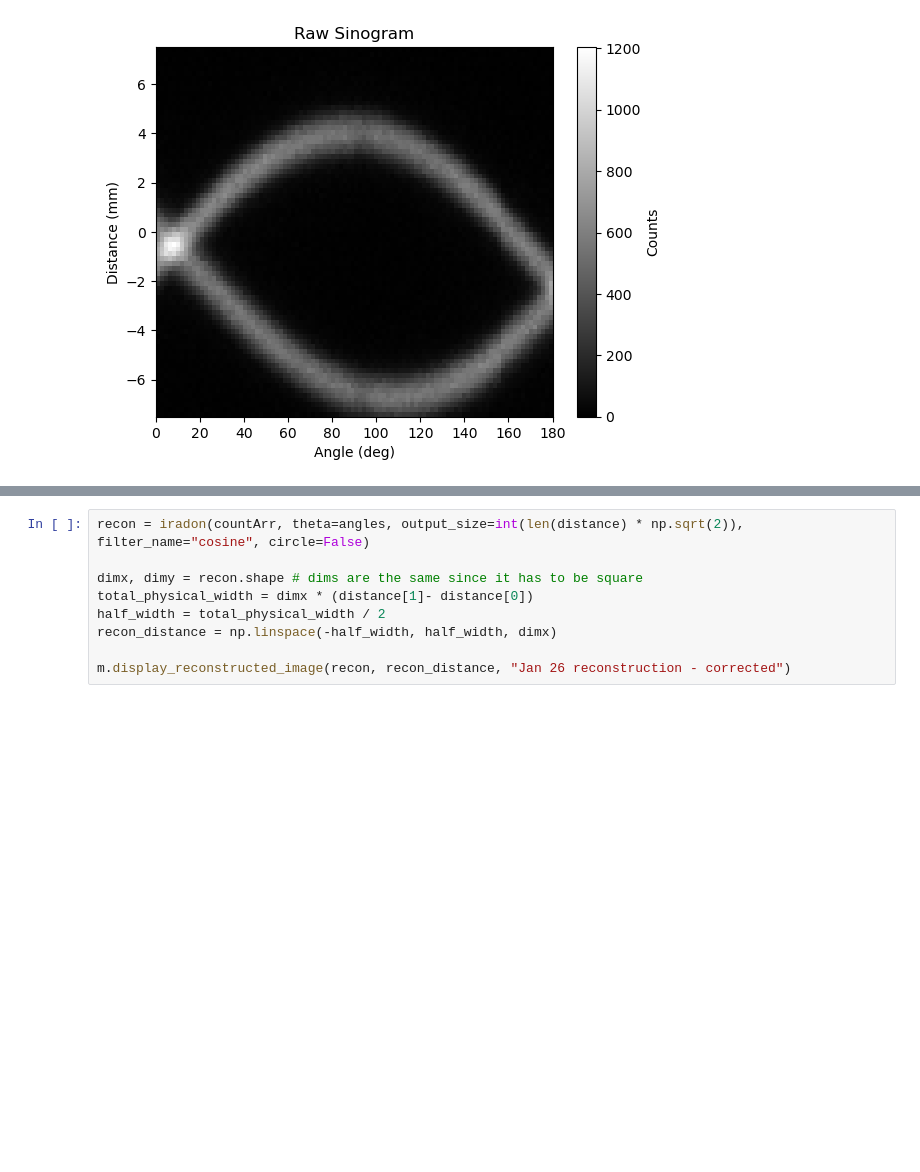
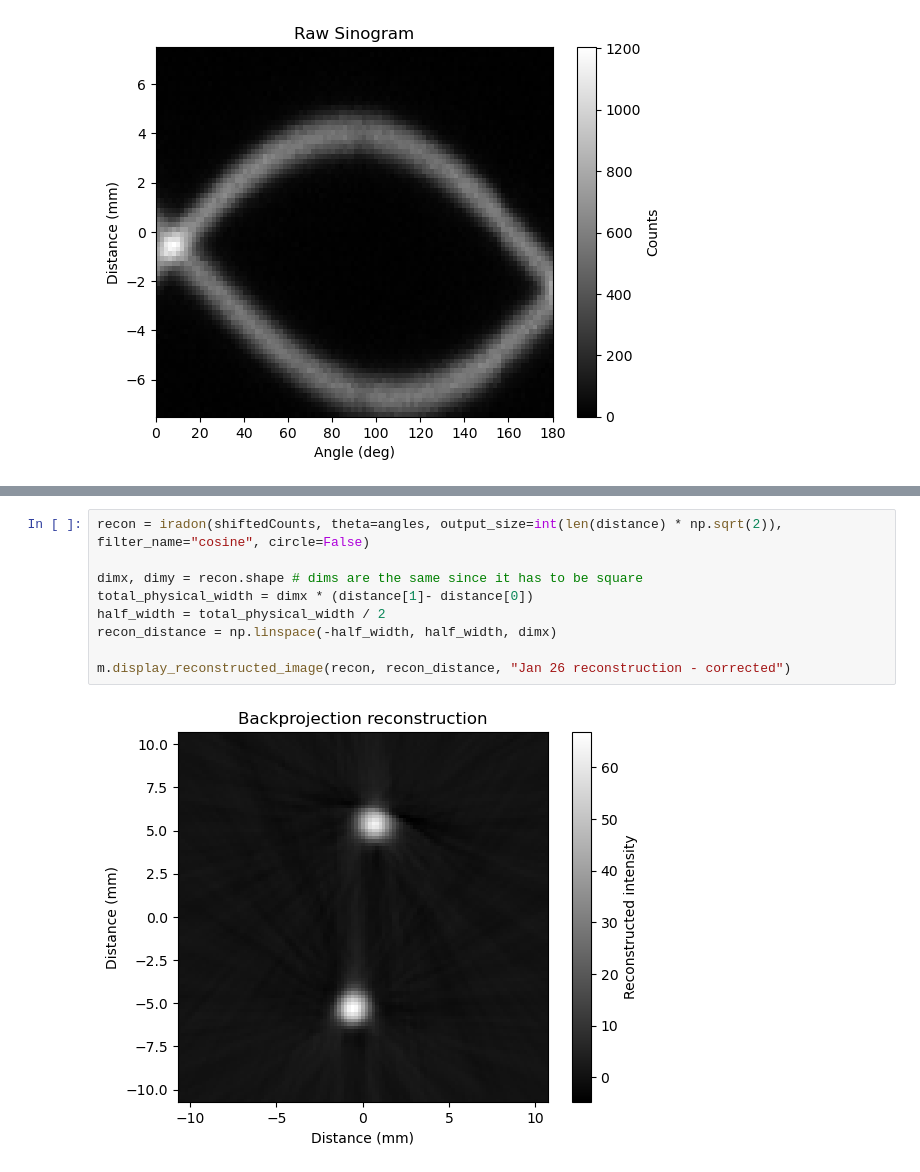
Before and after one commit to MarkZhit/PHYS409-PET, a Jupyter notebook: SinogramCorrection.ipynb, the cells around one changed output, grey strips where cells are left out. Cells and saved outputs as stored; diff of their text form; blank space fills up the shorter version.

```diff
--- a/SinogramCorrection.ipynb
+++ b/SinogramCorrection.ipynb
@@ -80,9 +102,11 @@ m = (LCross[1] + RCross[1])/180
 # %%
-recon = iradon(countArr, theta=angles, output_size=int(len(distance) * np.sqrt(2)), filter_name="cosine", circle=False)
+recon = iradon(shiftedCounts, theta=angles, output_size=int(len(distance) * np.sqrt(2)), filter_name="cosine", circle=False)
 
 dimx, dimy = recon.shape # dims are the same since it has to be square
 total_physical_width = dimx * (distance[1]- distance[0])
 half_width = total_physical_width / 2
 recon_distance = np.linspace(-half_width, half_width, dimx)
 
 m.display_reconstructed_image(recon, recon_distance, "Jan 26 reconstruction - corrected")
+# %% [output]
+[figure, added]
```
Also changed, not shown: parts of 2 cells of this notebook, 3 other files.
